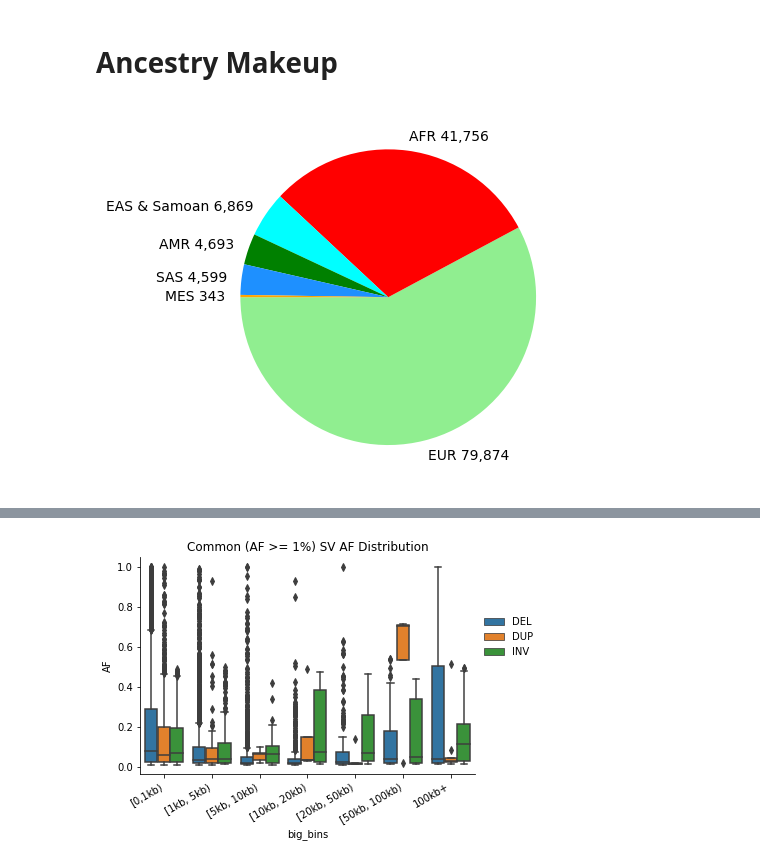
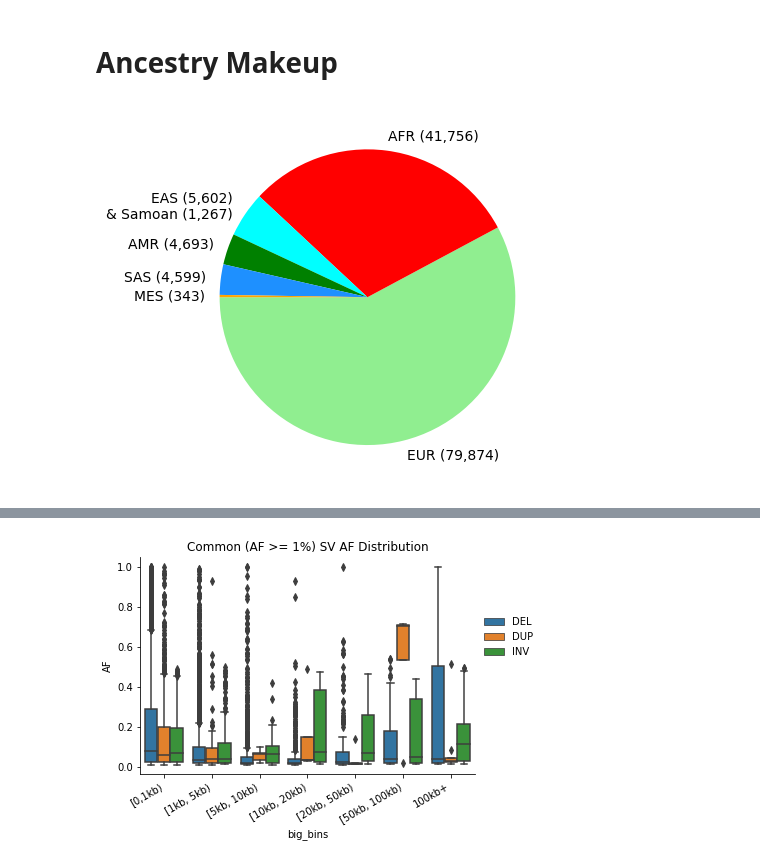
Before and after one commit to BCM-HGSC/TopMedSVQC, a Jupyter notebook: notebooks/PostfilterQC.ipynb, the cells around one changed output, grey strips where cells are left out. Cells and saved outputs as stored; diff of their text form; code cells hidden in the pictures.

```diff
--- a/notebooks/PostfilterQC.ipynb
+++ b/notebooks/PostfilterQC.ipynb
@@ -22,7 +22,7 @@ pop_colours = {
 }
 # %%
 data = []
-for i in glob.glob("results/*lite.jl"):
+for i in glob.glob("../results/*lite.jl"):
     d = joblib.load(i)
     print(d.columns)
     data.append(d)
@@ -236,11 +215,15 @@ hide = p.set(title="Per-Sample SV Count", ylabel="Count", xlabel="Ancestry")
 # %%
 j = anc["Ancestry"].value_counts()
 j = pd.DataFrame(j)
 j = j[j["Ancestry"] > 10]
 j["Pct"] = j["Ancestry"] / j["Ancestry"].sum() * 100
 j.reset_index(inplace=True)
-labels = ["{} {:,d}".format(x[1]["index"], int(x[1].Ancestry)) for x in j[["index", "Ancestry"]].iterrows()]
+#labels = ["{} {:,d}".format(x[1]["index"], int(x[1].Ancestry)) for x in j[["index", "Ancestry"]].iterrows()]
+
+labels = j[['index', 'Ancestry']].apply((lambda x: f"{x[0]} ({x[1]:,})"), axis=1)
+labels.iloc[2] = "EAS (5,602)\n& Samoan (1,267)"
+labels
 j["color"] = j["index"].map(pop_colours)
 p = plt.pie(j["Ancestry"], labels = labels, startangle=180, colors=j["color"])
 # %% [output]
-[figure, old version]
+[figure, new version]
```
Also changed, not shown: parts of 8 cells of this notebook, 1 other file.
